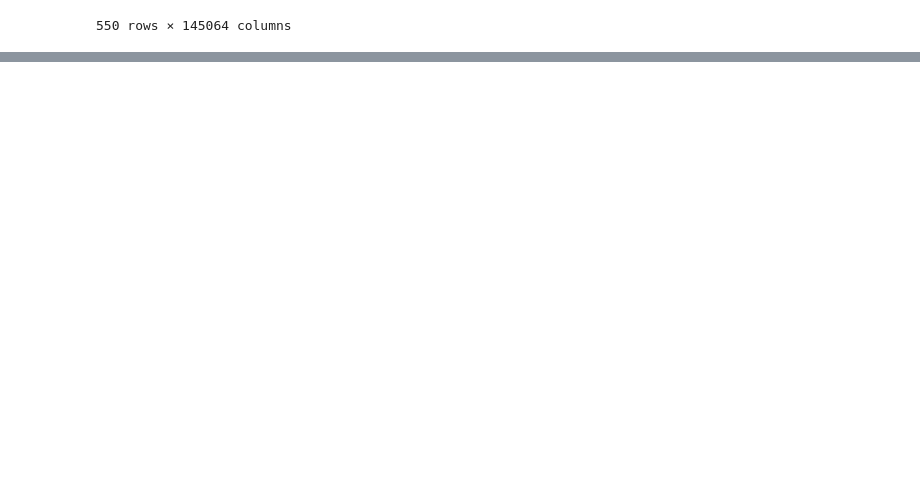
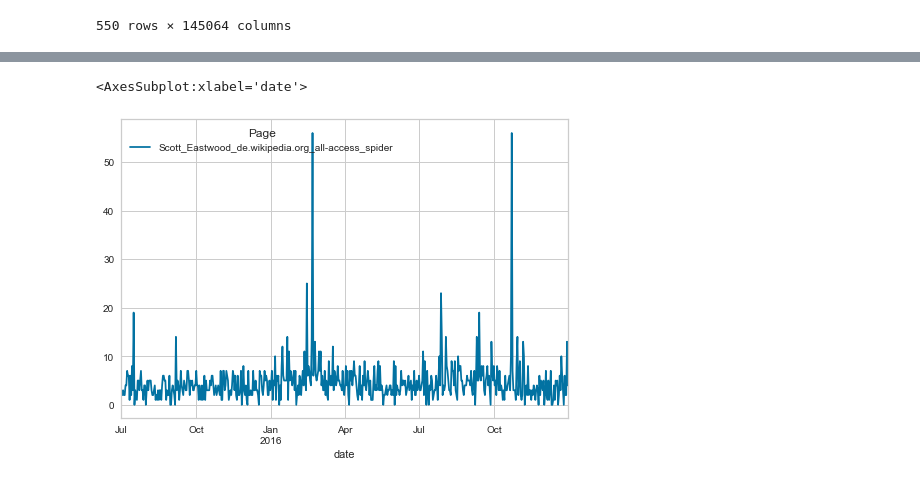
Before and after one commit to montgoz007/web-traffic-time-series-forecasting, a Jupyter notebook: web_traffic.ipynb, the cells around one changed output, grey strips where cells are left out. Cells and saved outputs as stored; diff of their text form; code cells hidden in the pictures; blank space fills up the shorter version.

```diff
--- a/web_traffic.ipynb
+++ b/web_traffic.ipynb
@@ -57,3 +57,11 @@ train_T
 | 548 | 2016-12-30 | 18.0 | 26.0 | 4.0 | 10.0 | ... |
 | 549 | 2016-12-31 | 20.0 | 20.0 | 17.0 | 11.0 | ... |
 550 rows × 145064 columns
+# %%
+features = list(set(train['Page']))
+# %%
+# Grouping by day
+ts = train_T[['date', features[12]]]
+ts = ts.groupby('date').sum()
+ts = ts.asfreq('D')
+ts
@@ -60,2 +83,5 @@ train_T
 # %%
-ts =
+ts.plot()
+# %% [output]
+<AxesSubplot:xlabel='date'>
+[figure, added]
```
Also changed, not shown: parts of 21 cells of this notebook, 2 other files.
